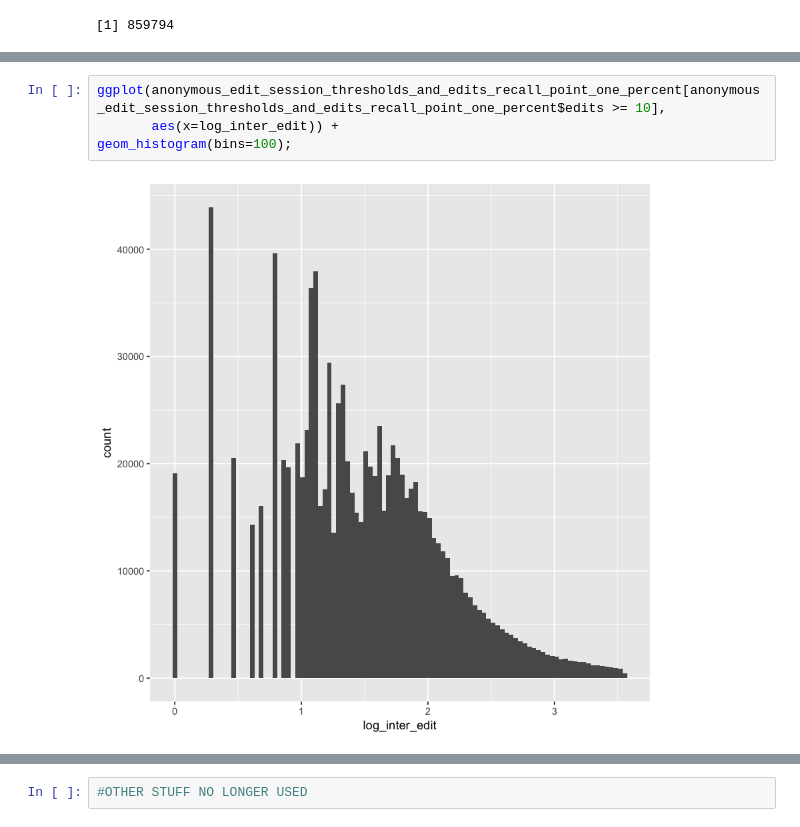
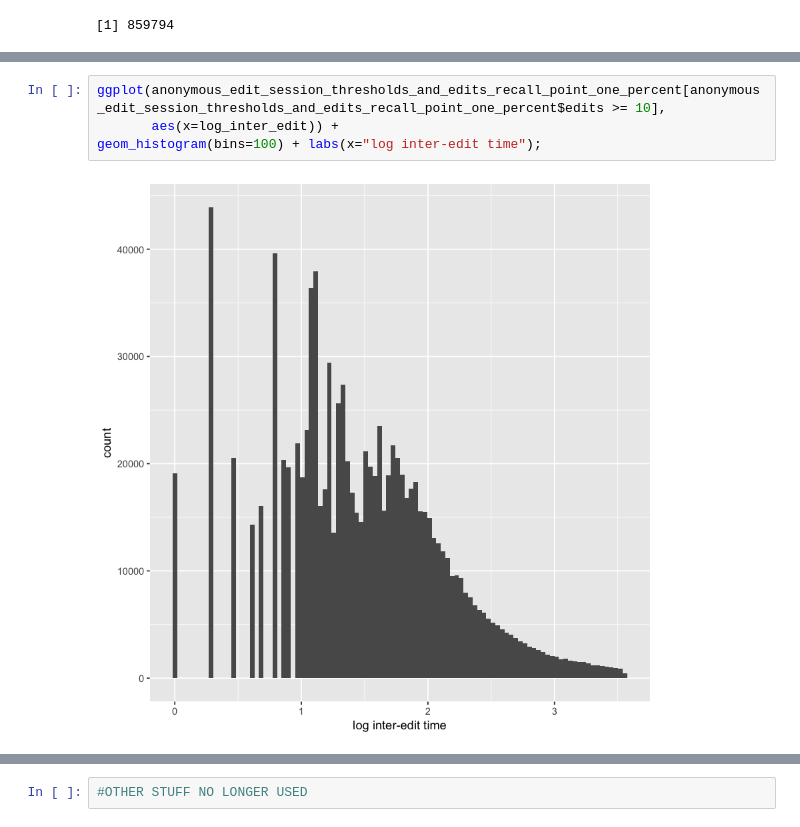
Before and after one commit to hall1467/wikidata_usage_tracking, a Jupyter notebook: jupyter_notebooks/edit_type_analyses/anonymous_user_edit_predictions_inter_edit_timing_I2.ipynb, the cells around one changed output, grey strips where cells are left out. Cells and saved outputs as stored; diff of their text form.

```diff
--- a/jupyter_notebooks/edit_type_analyses/anonymous_user_edit_predictions_inter_edit_timing_I2.ipynb
+++ b/jupyter_notebooks/edit_type_analyses/anonymous_user_edit_predictions_inter_edit_timing_I2.ipynb
@@ -132,9 +132,9 @@ geom_histogram(bins=100);
 # %%
 ggplot(anonymous_edit_session_thresholds_and_edits_recall_point_one_percent[anonymous_edit_session_thresholds_and_edits_recall_point_one_percent$edits >= 10],
        aes(x=log_inter_edit)) +
-geom_histogram(bins=100);
+geom_histogram(bins=100) + labs(x="log inter-edit time");
 # %% [output]
-[figure, old version]
+[figure, new version]
 # %%
 ggplot(anonymous_edit_session_thresholds_and_edits_recall_10_percent[anonymous_edit_session_thresholds_and_edits_recall_10_percent$edits >= 10],
        aes(x=log_inter_edit)) +
```
Also changed, not shown: parts of 11 cells of this notebook.
